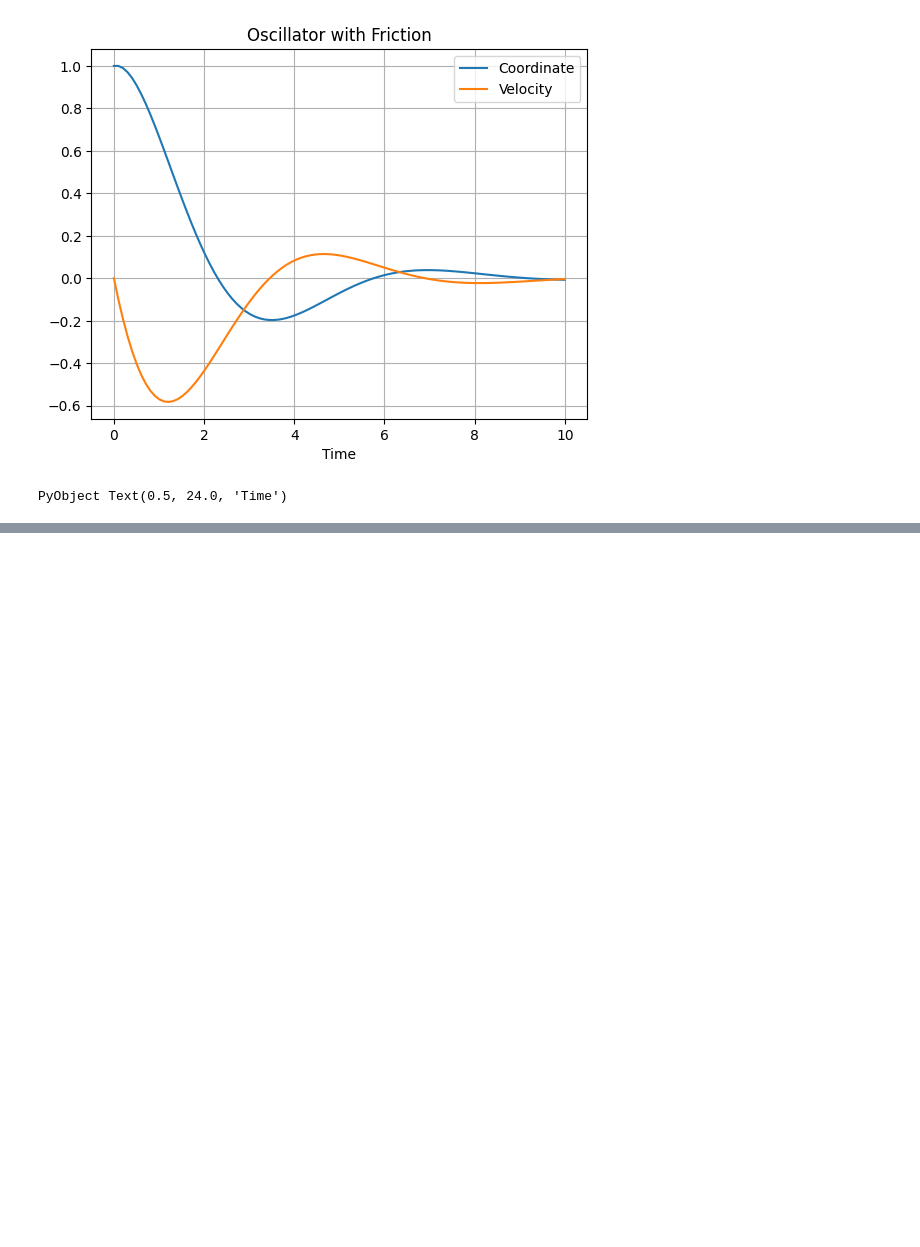
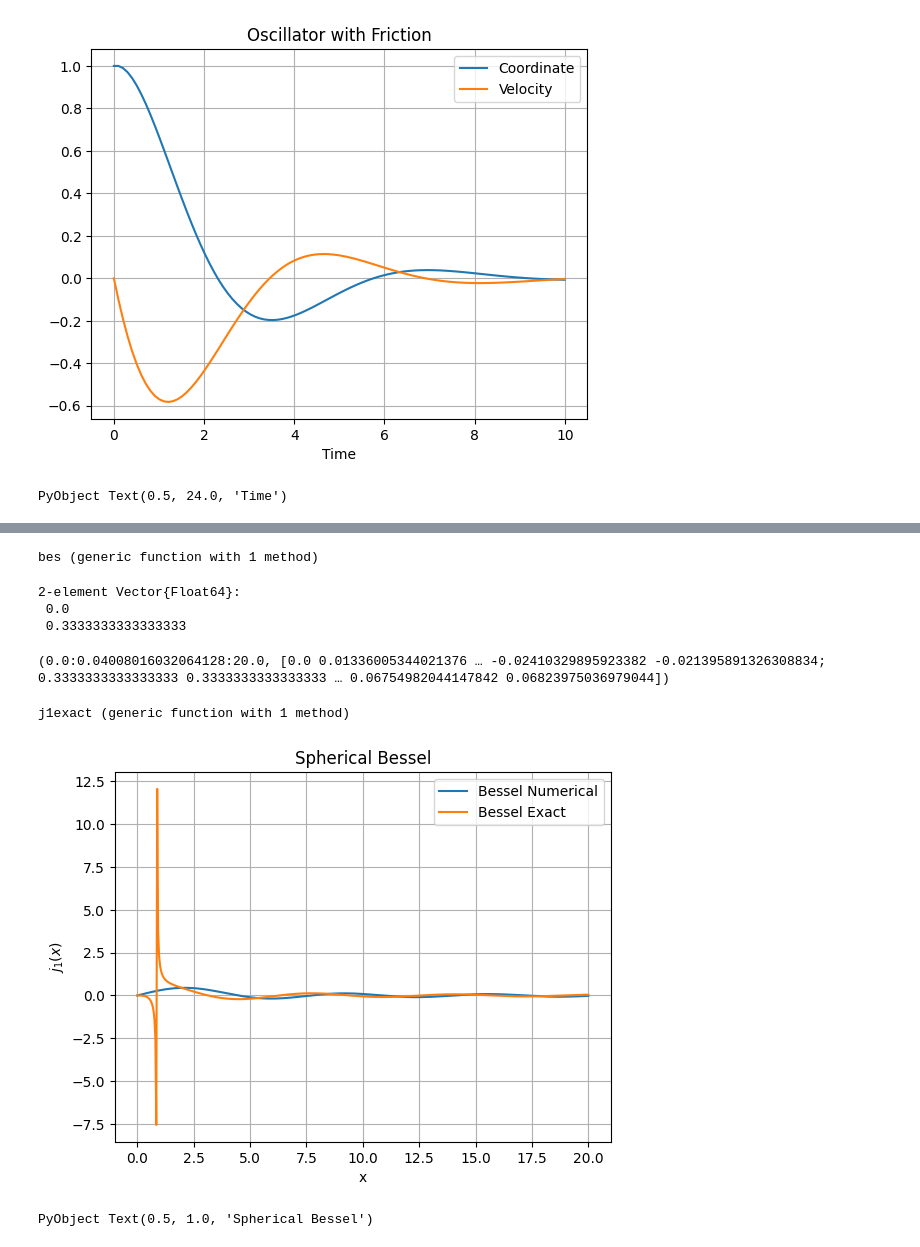
Before and after one commit to PHYS-2200-Computational-Physics-Course/phys2200-lectures-aav21006, a Jupyter notebook: Lecture12/lecture12work.ipynb, the cells around one changed output, grey strips where cells are left out. Saved outputs shown, nothing was run; the diff lists cells and outputs as text; code cells hidden in the pictures; blank space fills up the shorter version.

```diff
--- a/Lecture12/lecture12work.ipynb
+++ b/Lecture12/lecture12work.ipynb
@@ -83,0 +84,30 @@ TypeError("scatter() missing 1 required positional argument: 'y'")
+# %%
+
+function bes(x, u)
+    dudx = zeros(2)
+    dudx[1] = u[2]
+    dudx[2] = abs(x) > eps() ? -2/x * u[2] - (1 - 2/x^2) * u[1] : 0.0
+    return dudx
+end
+# %% [output]
+bes (generic function with 1 method)
+# %%
+
+abes = 0.0
+bbes = 20
+nbes = 500
+u0bes  = [0.0, 1/3]
+# %% [output]
+2-element Vector{Float64}:
+ 0.0
+ 0.3333333333333333
+# %%
+
+x, u = myeulersv(bes, abes, bbes, nbes, u0bes)
+# %% [output]
+(0.0:0.04008016032064128:20.0, [0.0 0.01336005344021376 … -0.02410329895923382 -0.021395891326308834; 0.3333333333333333 0.3333333333333333 … 0.06754982044147842 0.06823975036979044])
+# %%
+
+j1exact(x) = abs(x) > eps() ? sin(x)/(x - cos(x)/x^2) : 0.0
+# %% [output]
+j1exact (generic function with 1 method)
@@ -83,0 +117,12 @@ TypeError("scatter() missing 1 required positional argument: 'y'")
+# %%
+
+plot(x, u[1, :], label="Bessel Numerical")
+plot(x, j1exact.(x), label="Bessel Exact")
+grid(true)
+xlabel("x")
+ylabel(L"j_1(x)")
+legend()
+title("Spherical Bessel")
+# %% [output]
+[figure, added]
+PyObject Text(0.5, 1.0, 'Spherical Bessel')
```
Also changed, not shown: parts of 4 cells of this notebook.
